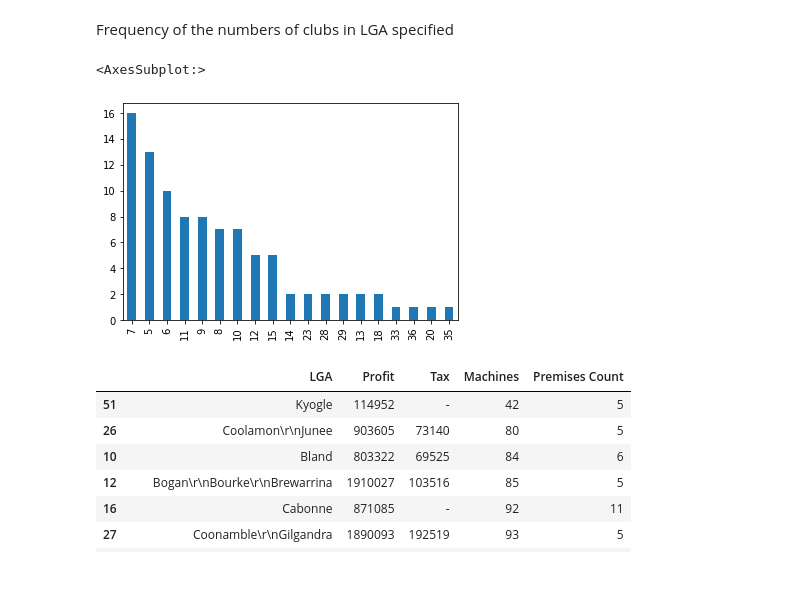
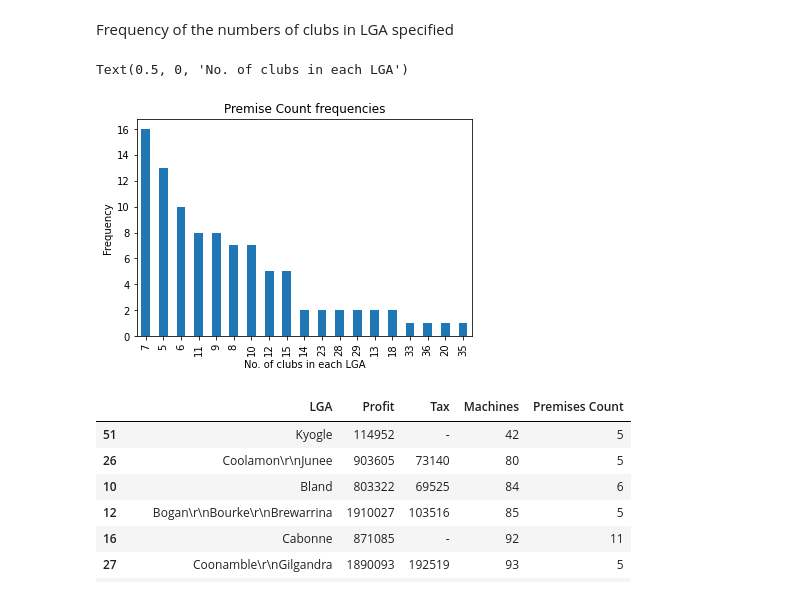
Before and after one commit to BY-2224/clubs-gaming-machine-data, a Jupyter notebook: gaming data.ipynb, the cells around one changed output. Drawn from its saved outputs; the diff is of its cells as text; code cells hidden in the pictures.

```diff
--- a/gaming data.ipynb
+++ b/gaming data.ipynb
@@ -280,9 +280,12 @@ plt.show()
 Frequency of the numbers of clubs in LGA specified
 # %%
 gaming_data["Premises Count"].value_counts().plot(kind="bar")
+plt.title("Premise Count frequencies")
+plt.ylabel('Frequency')
+plt.xlabel('No. of clubs in each LGA')
 # %% [output]
-<AxesSubplot:>
+Text(0.5, 0, 'No. of clubs in each LGA')
-[figure, old version]
+[figure, new version]
 # %%
 gaming_data.sort_values(["Machines","Profit"]).head(30)
 # %% [output]
```
Also changed, not shown: parts of 2 cells of this notebook.
